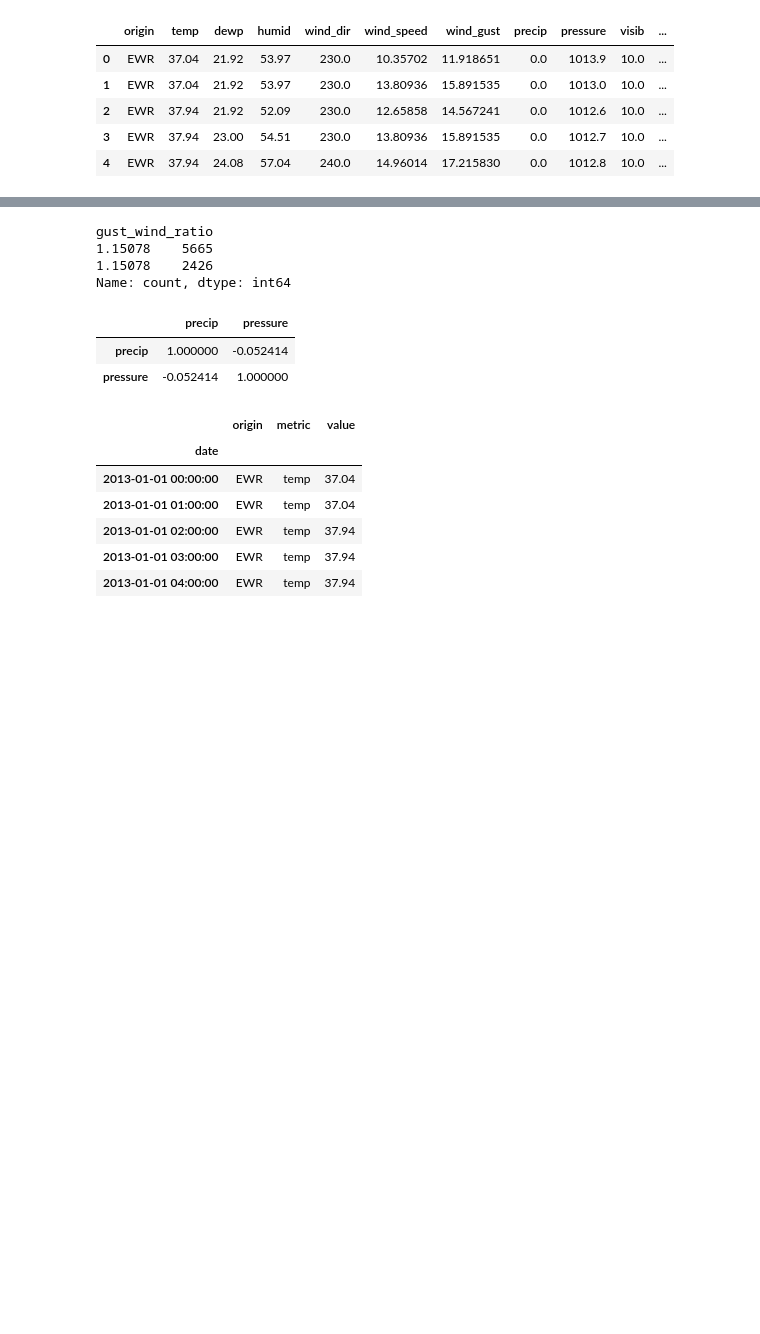
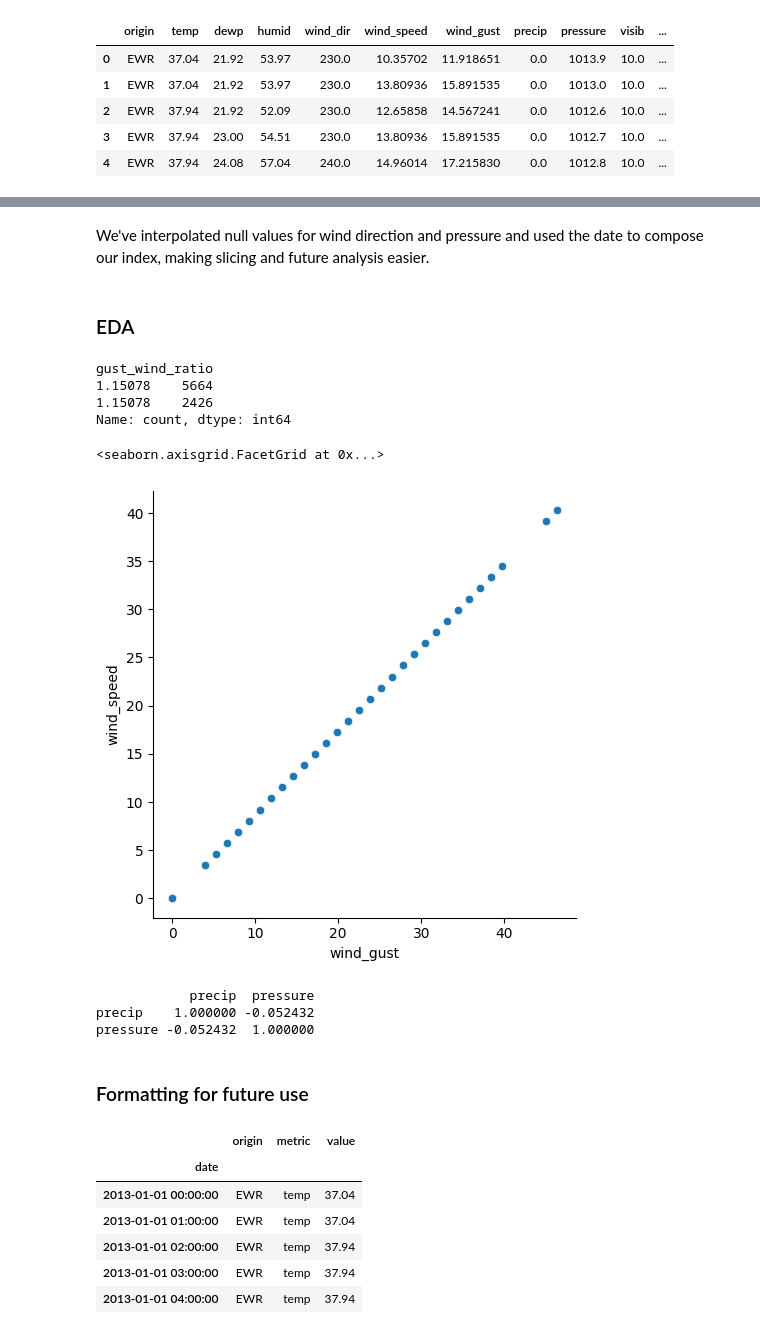
Before and after one commit to kevinhav/DATA602_assign_7, a Jupyter notebook: 07_assignment.ipynb, the cells around one changed output, grey strips where cells are left out. Saved outputs shown, nothing was run; the diff lists cells and outputs as text; code cells hidden in the pictures; blank space fills up the shorter version.

```diff
--- a/07_assignment.ipynb
+++ b/07_assignment.ipynb
@@ -144,0 +157,3 @@ Index(['Unnamed: 0', 'origin', 'year', 'month', 'day', 'hour', 'temp', 'dewp',
+# %%
+# Remove observed outliers
+df = df[(df["wind_speed"] < 1000) & (df["wind_gust"] < 1300)]
@@ -203,17 +224,12 @@ dtype: int64
 # %%
 # Combine datetime columns
 
-df['date'] = pd.to_datetime(
-    dict(
-        year=df['year'],
-        month=df['month'],
-        day=df['day'],
-        hour=df['hour']
-    )
+df["date"] = pd.to_datetime(
+    dict(year=df["year"], month=df["month"], day=df["day"], hour=df["hour"])
 )
 
 # drop the old datetime columns
-df.drop(['year', 'month', 'day', 'hour'], axis=1, inplace=True)
+df.drop(["year", "month", "day", "hour"], axis=1, inplace=True)
 
 df.head()
 # %% [output]
@@ -238,12 +255,18 @@ df.head()
 | 2013-01-01 02:00:00 | EWR | 37.94 | 21.92 | 52.09 | 230.0 | 12.65858 | 14.567241 | 0.0 | 1012.6 | 10.0 |
 | 2013-01-01 03:00:00 | EWR | 37.94 | 23.00 | 54.51 | 230.0 | 13.80936 | 15.891535 | 0.0 | 1012.7 | 10.0 |
 | 2013-01-01 04:00:00 | EWR | 37.94 | 24.08 | 57.04 | 240.0 | 14.96014 | 17.215830 | 0.0 | 1012.8 | 10.0 |
+# %% [markdown]
+We've interpolated null values for wind direction and pressure and used the date to compose our index, making slicing and future analysis easier.
+# %% [markdown]
+### EDA
 # %%
 # What was the biggest out-of-nowhere gust of wind?
 
 # Calculate ratio and sort
-df['gust_wind_ratio'] = df['wind_gust'] / df['wind_speed']
-df[['wind_gust', 'wind_speed', 'gust_wind_ratio']].sort_values('gust_wind_ratio', ascending=False)
+df["gust_wind_ratio"] = df["wind_gust"] / df["wind_speed"]
+df[["wind_gust", "wind_speed", "gust_wind_ratio"]].sort_values(
+    "gust_wind_ratio", ascending=False
+)
 
 # It's all the same???
 df.gust_wind_ratio.value_counts()
@@ -251,17 +274,25 @@ df.gust_wind_ratio.value_counts()
 # Apparently the authors using some constant value to calculate wind gusts
 # %% [output]
 gust_wind_ratio
-1.15078    5665
+1.15078    5664
 1.15078    2426
 Name: count, dtype: int64
+# %%
+# Completely linear - definitely not a coincidence
+sns.relplot(df, x="wind_gust", y="wind_speed")
+# %% [output]
+<seaborn.axisgrid.FacetGrid at 0x...>
+[figure, added]
 # %%
 # What's the correlation between pressure and rainfall?
 
-df[['precip', 'pressure']].corr()
+print(df[["precip", "pressure"]].corr())
 # %% [output]
-|  | precip | pressure |
-| precip | 1.000000 | -0.052414 |
-| pressure | -0.052414 | 1.000000 |
+            precip  pressure
+precip    1.000000 -0.052432
+pressure -0.052432  1.000000
+# %% [markdown]
+### Formatting for future use
 # %%
 # Save a long format version for better storage and visualization
 
```
Also changed, not shown: parts of 15 cells of this notebook, 2 other files.
